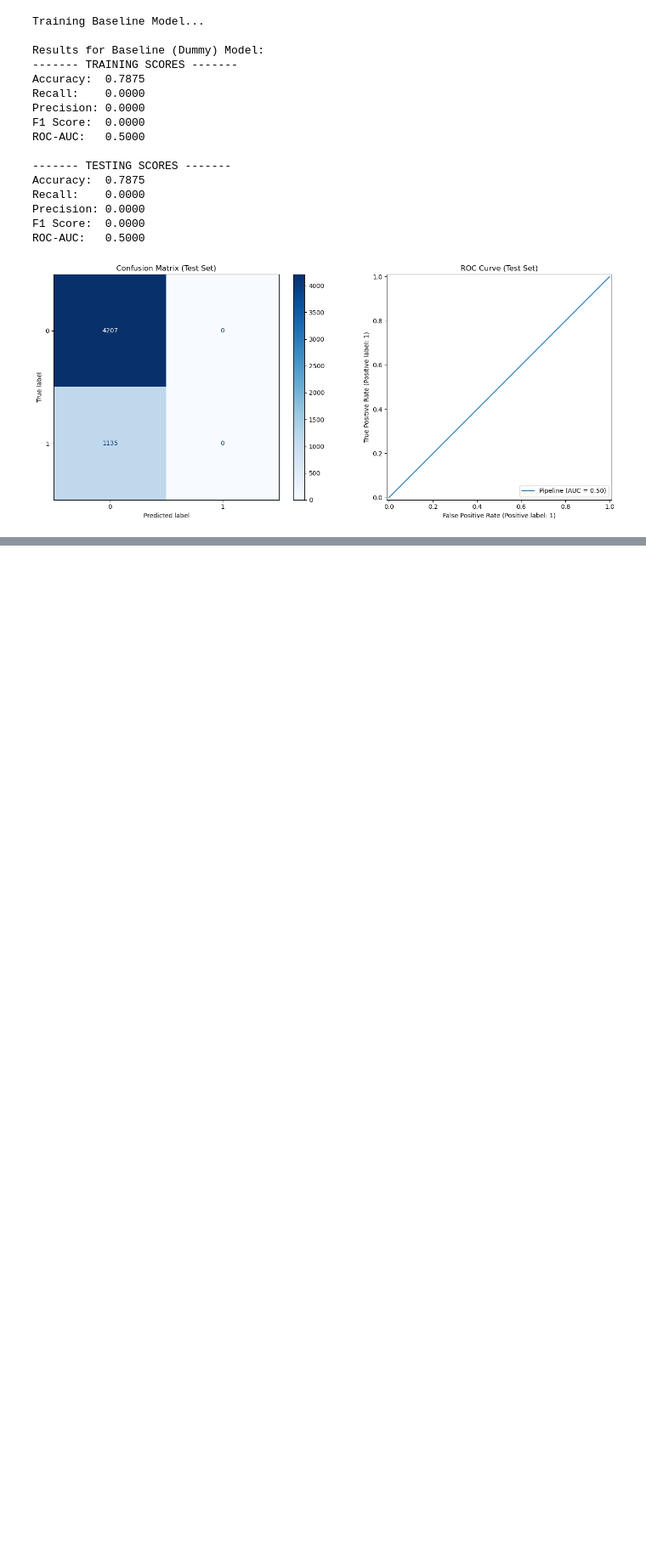
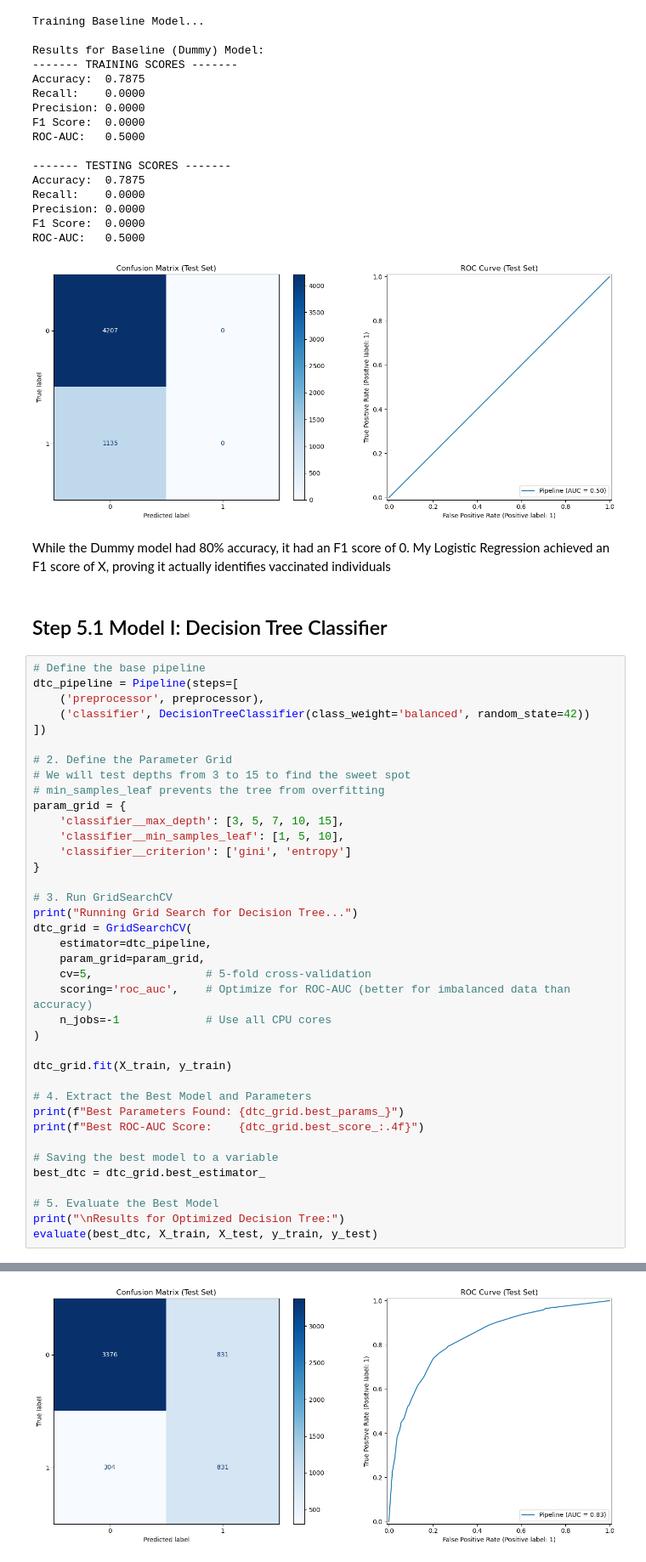
Before and after one commit to jaime8793/Phase_3_Project_DSA, a Jupyter notebook: H1N1_Vaccines.ipynb, the cells around one changed output, grey strips where cells are left out. Shown at 85% size. Drawn from its saved outputs; the diff is of its cells as text; blank space fills up the shorter version.

Commit message:
Added models and compared them

```diff
--- a/H1N1_Vaccines.ipynb
+++ b/H1N1_Vaccines.ipynb
@@ -515,3 +515,46 @@ Precision: 0.0000
 F1 Score:  0.0000
 ROC-AUC:   0.5000
 [figure]
+# %% [markdown]
+While the Dummy model had 80% accuracy, it had an F1 score of 0. My Logistic Regression achieved an F1 score of X, proving it actually identifies vaccinated individuals
+# %% [markdown]
+## Step 5.1 Model I: Decision Tree Classifier
+# %%
+# Define the base pipeline
+dtc_pipeline = Pipeline(steps=[
+    ('preprocessor', preprocessor),
+    ('classifier', DecisionTreeClassifier(class_weight='balanced', random_state=42))
+])
+
+# 2. Define the Parameter Grid
+# We will test depths from 3 to 15 to find the sweet spot
+# min_samples_leaf prevents the tree from overfitting
+param_grid = {
+    'classifier__max_depth': [3, 5, 7, 10, 15],
+    'classifier__min_samples_leaf': [1, 5, 10],
+    'classifier__criterion': ['gini', 'entropy']
+}
+
+# 3. Run GridSearchCV
+print("Running Grid Search for Decision Tree...")
+dtc_grid = GridSearchCV(
+    estimator=dtc_pipeline,
+    param_grid=param_grid,
+    cv=5,                 # 5-fold cross-validation
+    scoring='roc_auc',    # Optimize for ROC-AUC (better for imbalanced data than accuracy)
+    n_jobs=-1             # Use all CPU cores
+)
+
+dtc_grid.fit(X_train, y_train)
+
+# 4. Extract the Best Model and Parameters
+print(f"Best Parameters Found: {dtc_grid.best_params_}")
+print(f"Best ROC-AUC Score:    {dtc_grid.best_score_:.4f}")
+
+# Saving the best model to a variable
+best_dtc = dtc_grid.best_estimator_
+
+# 5. Evaluate the Best Model
+print("\nResults for Optimized Decision Tree:")
+evaluate(best_dtc, X_train, X_test, y_train, y_test)
+# %% [output]
@@ -517,0 +579 @@ ROC-AUC:   0.5000
+[figure, added]
```
Also changed, not shown: parts of 22 cells of this notebook.
